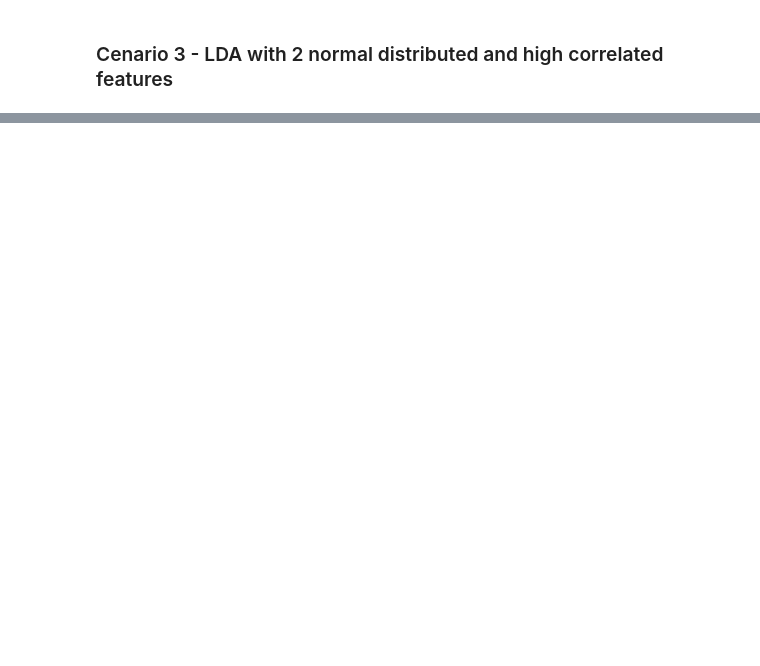
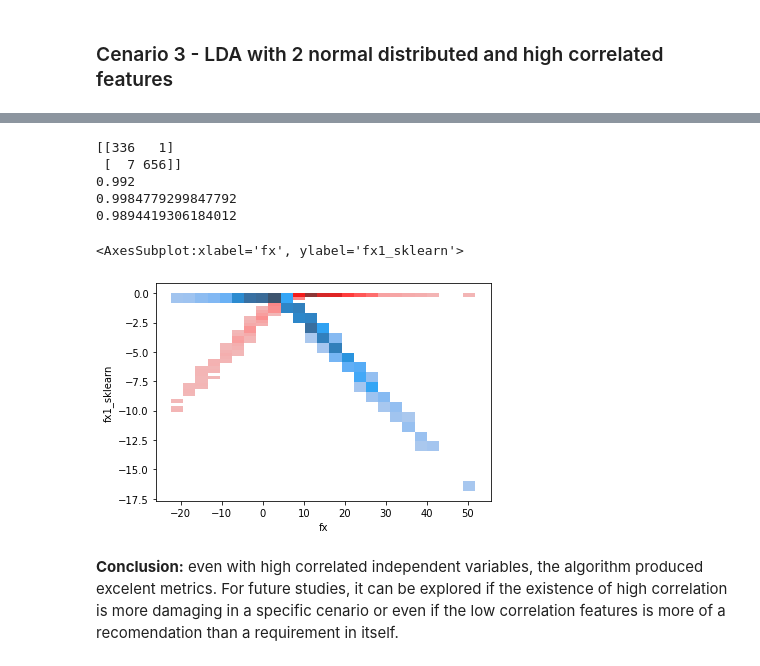
Before and after one commit to rknagao/studies, a Jupyter notebook: introduction-statistical-learning/classification_models/linear_discriminant_analysis.ipynb, the cells around one changed output, grey strips where cells are left out. Drawn from its saved outputs; the diff is of its cells as text; code cells hidden in the pictures; blank space fills up the shorter version.

```diff
--- a/introduction-statistical-learning/classification_models/linear_discriminant_analysis.ipynb
+++ b/introduction-statistical-learning/classification_models/linear_discriminant_analysis.ipynb
@@ -394,0 +417,21 @@ sns.histplot(data=pd.melt(data, id_vars=['y'], value_vars=['xA', 'xB', 'xC', 'fx
+# %%
+#comparing the results
+print(confusion_matrix(data['y'], data['prediction_sklearn']))
+print(accuracy_score(data['y'], data['prediction_sklearn']))
+print(precision_score(data['y'], data['prediction_sklearn']))
+print(recall_score(data['y'], data['prediction_sklearn']))
+
+#graphing the probabilty (probably wrong)
+sns.histplot(data=data, x='fx', y='fx1_sklearn', kde=True, color='red')
+sns.histplot(data=data, x='fx', y='fx0_sklearn', kde=True)
+# %% [output]
+[[336   1]
+ [  7 656]]
+0.992
+0.9984779299847792
+0.9894419306184012
+<AxesSubplot:xlabel='fx', ylabel='fx1_sklearn'>
+[figure, added]
+# %% [markdown]
+**Conclusion:**
+even with high correlated independent variables, the algorithm produced excelent metrics. For future studies, it can be explored if the existence of high correlation is more damaging in a specific cenario or even if the low correlation features is more of a recomendation than a requirement in itself.
```
Also changed, not shown: parts of 34 cells of this notebook, 5 other files.
